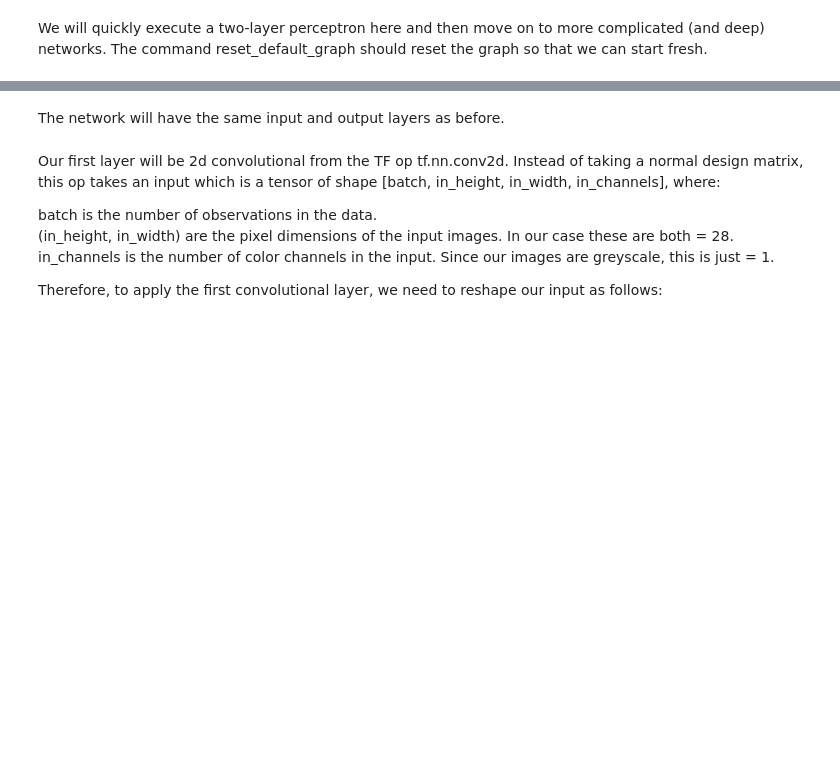
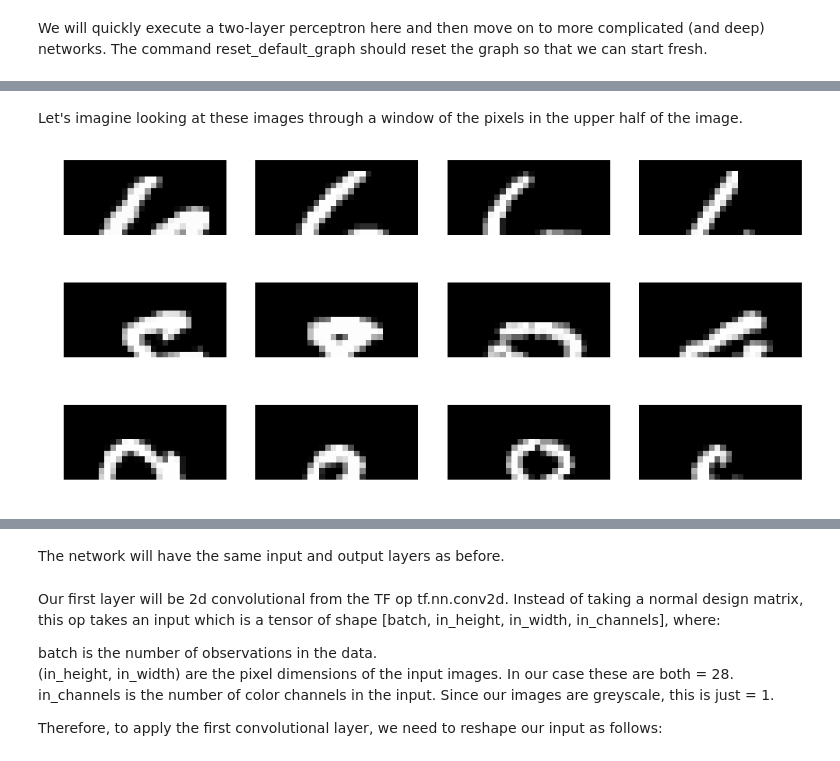
Before and after one commit to richcorrado/MNIST-digits, a Jupyter notebook: MNIST_Digits_TensorFlow.ipynb, the cells around one changed output, grey strips where cells are left out. Saved outputs shown, nothing was run; the diff lists cells and outputs as text; code cells hidden in the pictures; blank space fills up the shorter version.

```diff
--- a/MNIST_Digits_TensorFlow.ipynb
+++ b/MNIST_Digits_TensorFlow.ipynb
@@ -524,0 +856,34 @@ We'll reset the graph and restart the interactive session.
+# %% [markdown]
+Let's imagine looking at these images through a window of the pixels in the upper half of the image.
+# %%
+# recover the upper 14x28 block from the 28x28 matrix
+def upper_pixel_mat(row):
+    # we're working with train_df so we want to drop the label column
+    vec = train_df.drop('label', axis=1).iloc[row].values
+    # numpy provides the reshape() function to reorganize arrays into specified shapes
+    pixel_mat = vec.reshape(28,28)
+    upper_pixel_mat = pixel_mat[0:13,:]
+    return upper_pixel_mat
+
+
+fig, axs = plt.subplots(nrows=3, ncols=4, figsize=(10,5))
+
+i = 0
+for ax in axs[0,:]:
+    ax.imshow(upper_pixel_mat(sixes_idx[i]), cmap=plt.cm.gray, origin='upper', interpolation='nearest')
+    i += 1
+    ax.axis('off')
+i = 0
+for ax in axs[1,:]:
+    ax.imshow(upper_pixel_mat(eights_idx[i]), cmap=plt.cm.gray, origin='upper', interpolation='nearest')
+    i += 1
+    ax.axis('off')
+i = 0
+for ax in axs[2,:]:
+    ax.imshow(upper_pixel_mat(nines_idx[i]), cmap=plt.cm.gray, origin='upper', interpolation='nearest')
+    i += 1
+    ax.axis('off')
+plt.tight_layout()
+plt.show()
+# %% [output]
+[figure, added]
```
Also changed, not shown: parts of 106 cells of this notebook, 2 other files.
